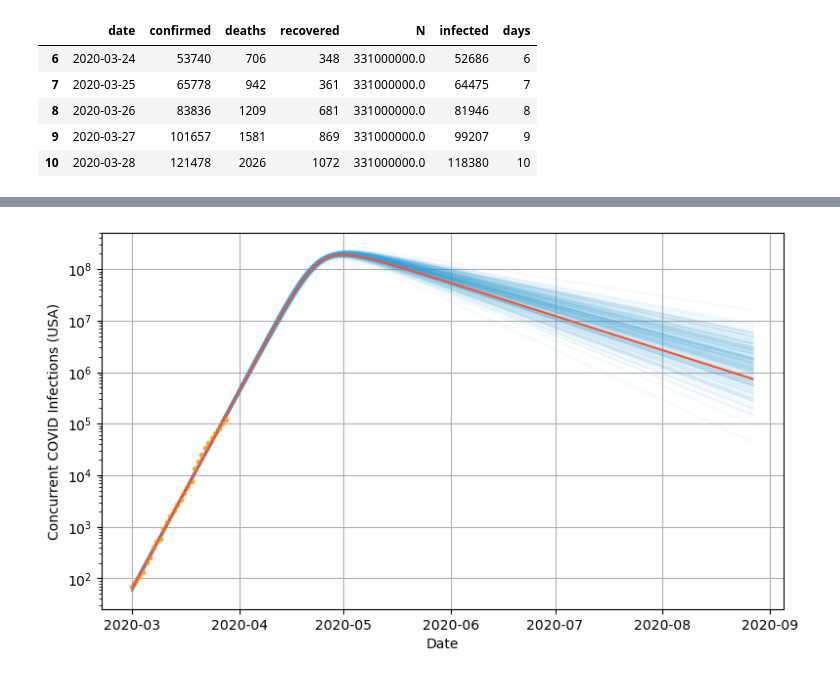
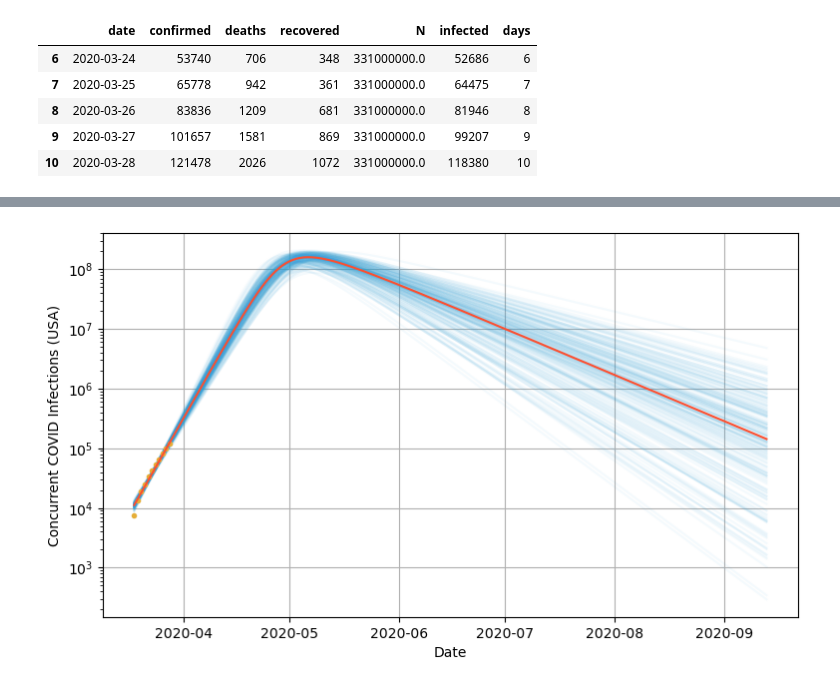
Before and after one commit to robdmc/COVID-19, a Jupyter notebook: emcee_play.ipynb, the cells around one changed output, grey strips where cells are left out. Cells and saved outputs as stored; diff of their text form; code cells hidden in the pictures.

```diff
--- a/emcee_play.ipynb
+++ b/emcee_play.ipynb
@@ -197,8 +197,8 @@ def log_error(a, p, pipe):
 p = ezr.ParamState(
     lR0=np.log(3.),
     lD=np.log(20.),
-    lC0=np.log(200.),
-    lI0=np.log(200.)
+    lC0=np.log(20000.),
+    lI0=np.log(20000.)
 )
 
 df = loader.df
@@ -210,13 +210,13 @@ p.given(
 
     pri_R0=2.5,
     pri_D0=17.,
-    pri_C0=200.,
-    pri_I0=200.,
+    pri_C0=20000.,
+    pri_I0=20000.,
 
     sig_R0=3.5,
     sig_D=17.,
-    sig_C0=200.,
-    sig_I0=200.
+    sig_C0=20000.,
+    sig_I0=20000.
 )
 
 pipe = Pipe(data=[])
@@ -334,7 +333,7 @@ hv.Curve((r0, imax/1e6), 'R0', 'Max Concurrently Infected (million)')
 [interactive output not drawn]
 # %%
 def plot_curve(a, ppred, ax):
-    today = pd.Timestamp('3/1/2020')
+    today = loader.start_date
     t = [today + datetime.timedelta(days=int(d)) for d in ppred.t]
     y = model(ppred)
     ax.plot(t, y[1, :], color=ezr.cc.a, alpha=.05)
@@ -342,31 +341,31 @@ def plot_curve(a, ppred, ax):
 
 ppred = plog.clone()
 ppred.drop('y')
 ppred.t = np.arange(180)
 
 d = [today + datetime.timedelta(days=int(d)) for d in plog.t]
 
 n_curves = 200
 
 ax = ezr.figure()
 for tup in dfs_log.sample(n_curves).iterrows():
     a = tup[1].values
     ppred.ingest(a)
     plot_curve(a, ppred, ax)
 
 ppred_map = plog.clone()
 ppred_map.t = ppred.t
 ppred_map.y = model(ppred_map)
 dp = [today + datetime.timedelta(days=int(d)) for d in ppred_map.t]
 
 ax.plot(d, plog.y[1, :], '.', color=ezr.cc.c)
 ax.plot(dp, ppred_map.y[1, :], color=ezr.cc.b)
 ax.set_yscale('log')
 ax.set_xlabel('Date')
 ax.set_ylabel('Concurrent COVID Infections (USA)');
 # c_list.append(hv.Curve((dp, ppred_map.y[1, :])).options(alpha=1, color=ezr.cc.b, line_width=2))
 # c_list.append(hv.Scatter((d, plog.y[1,:])).options(color=ezr.cc.c, size=5) )
 # ol = hv.Overlay(c_list)
 # ol
 # %% [output]
-[figure, old version]
+[figure, new version]
```
Also changed, not shown: parts of 7 cells of this notebook, 1 other file.
